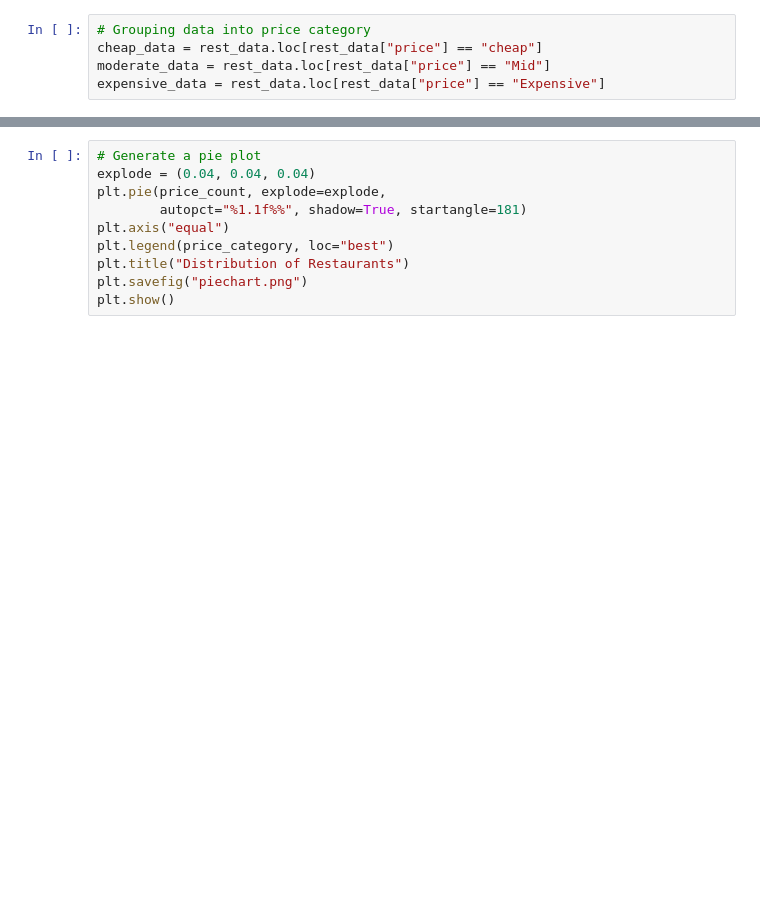
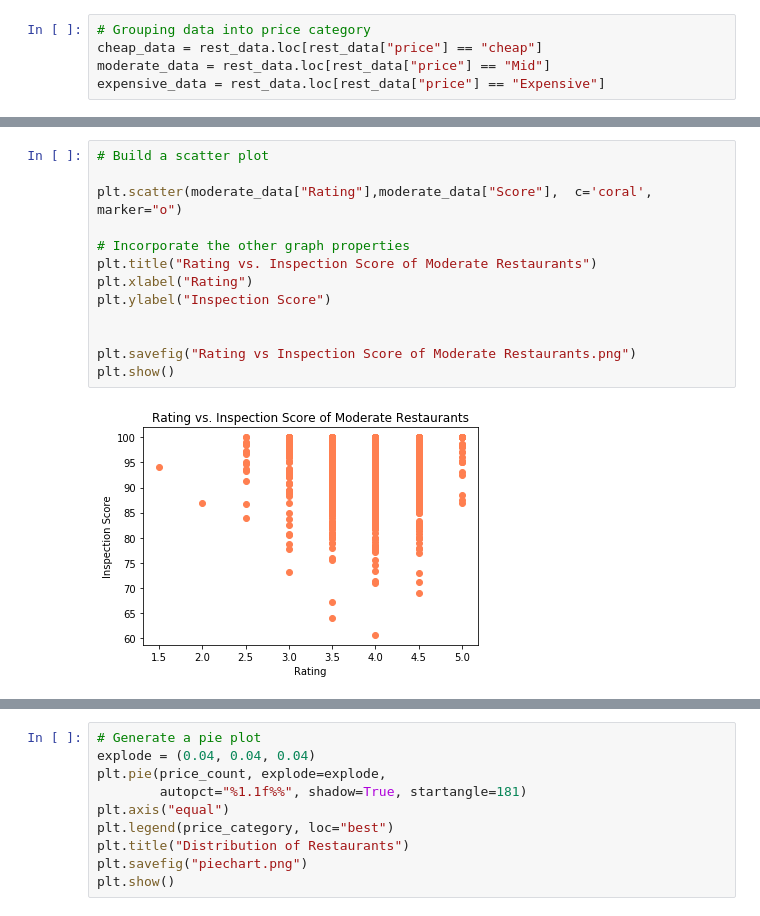
Before and after one commit to DCMilligan88/PriceVsHealth, a Jupyter notebook: analysis_project1.ipynb, the cells around one changed output, grey strips where cells are left out. Saved outputs shown, nothing was run; the diff lists cells and outputs as text; blank space fills up the shorter version.

```diff
--- a/analysis_project1.ipynb
+++ b/analysis_project1.ipynb
@@ -40,0 +52,15 @@ expensive_data = rest_data.loc[rest_data["price"] == "Expensive"]
+# %%
+# Build a scatter plot
+
+plt.scatter(moderate_data["Rating"],moderate_data["Score"],  c='coral', marker="o")
+
+# Incorporate the other graph properties
+plt.title("Rating vs. Inspection Score of Moderate Restaurants")
+plt.xlabel("Rating")
+plt.ylabel("Inspection Score")
+
+
+plt.savefig("Rating vs Inspection Score of Moderate Restaurants.png")
+plt.show()
+# %% [output]
+[figure, added]
```
Also changed, not shown: parts of 10 cells of this notebook, 7 other files.
